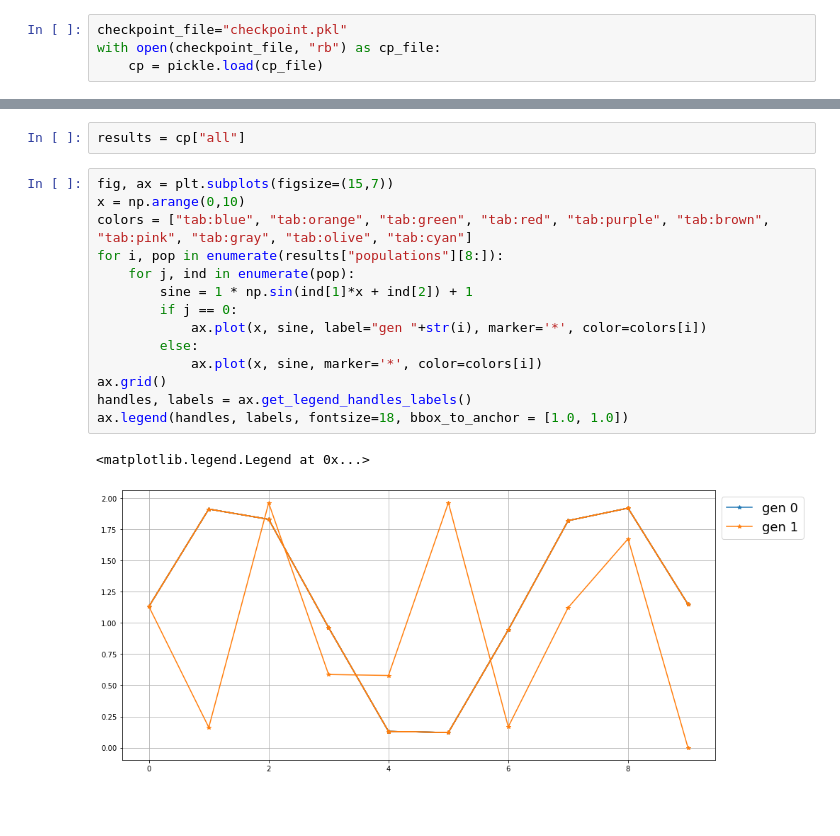
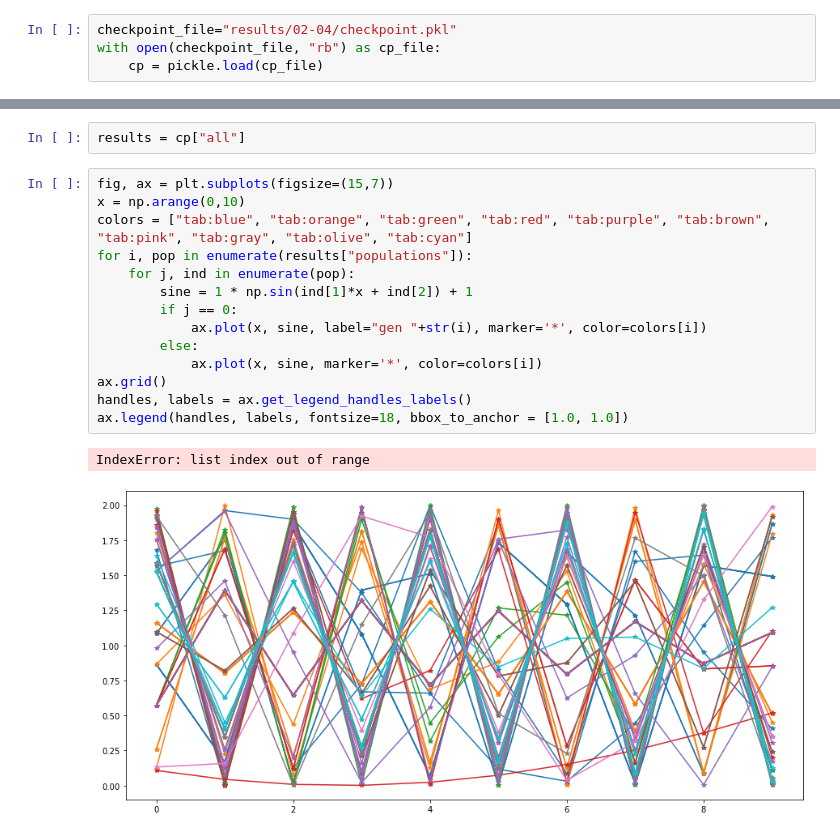
Before and after one commit to arfc/rollo, a Jupyter notebook: examples/square-sine/analysis.ipynb, the cells around one changed output, grey strips where cells are left out. Cells and saved outputs as stored; diff of their text form; blank space fills up the shorter version.

```diff
--- a/examples/square-sine/analysis.ipynb
+++ b/examples/square-sine/analysis.ipynb
@@ -7,7 +7,7 @@ import pickle
 creator.create("obj", base.Fitness, weights=(-1.0,))
 creator.create("Ind", list, fitness=creator.obj)
 # %%
-checkpoint_file="checkpoint.pkl"
+checkpoint_file="results/02-04/checkpoint.pkl"
 with open(checkpoint_file, "rb") as cp_file:
     cp = pickle.load(cp_file)
 # %%
@@ -59,17 +59,17 @@ results = cp["all"]
 # %%
 fig, ax = plt.subplots(figsize=(15,7))
 x = np.arange(0,10)
 colors = ["tab:blue", "tab:orange", "tab:green", "tab:red", "tab:purple", "tab:brown", "tab:pink", "tab:gray", "tab:olive", "tab:cyan"]
-for i, pop in enumerate(results["populations"][8:]):
+for i, pop in enumerate(results["populations"]):
     for j, ind in enumerate(pop):
         sine = 1 * np.sin(ind[1]*x + ind[2]) + 1
         if j == 0:
             ax.plot(x, sine, label="gen "+str(i), marker='*', color=colors[i])
         else:
             ax.plot(x, sine, marker='*', color=colors[i])
 ax.grid()
 handles, labels = ax.get_legend_handles_labels()
 ax.legend(handles, labels, fontsize=18, bbox_to_anchor = [1.0, 1.0])
 # %% [output]
-<matplotlib.legend.Legend at 0x...>
+IndexError: list index out of range
-[figure, old version]
+[figure, new version]
```
Also changed, not shown: parts of 2 cells of this notebook, 2 other files.
